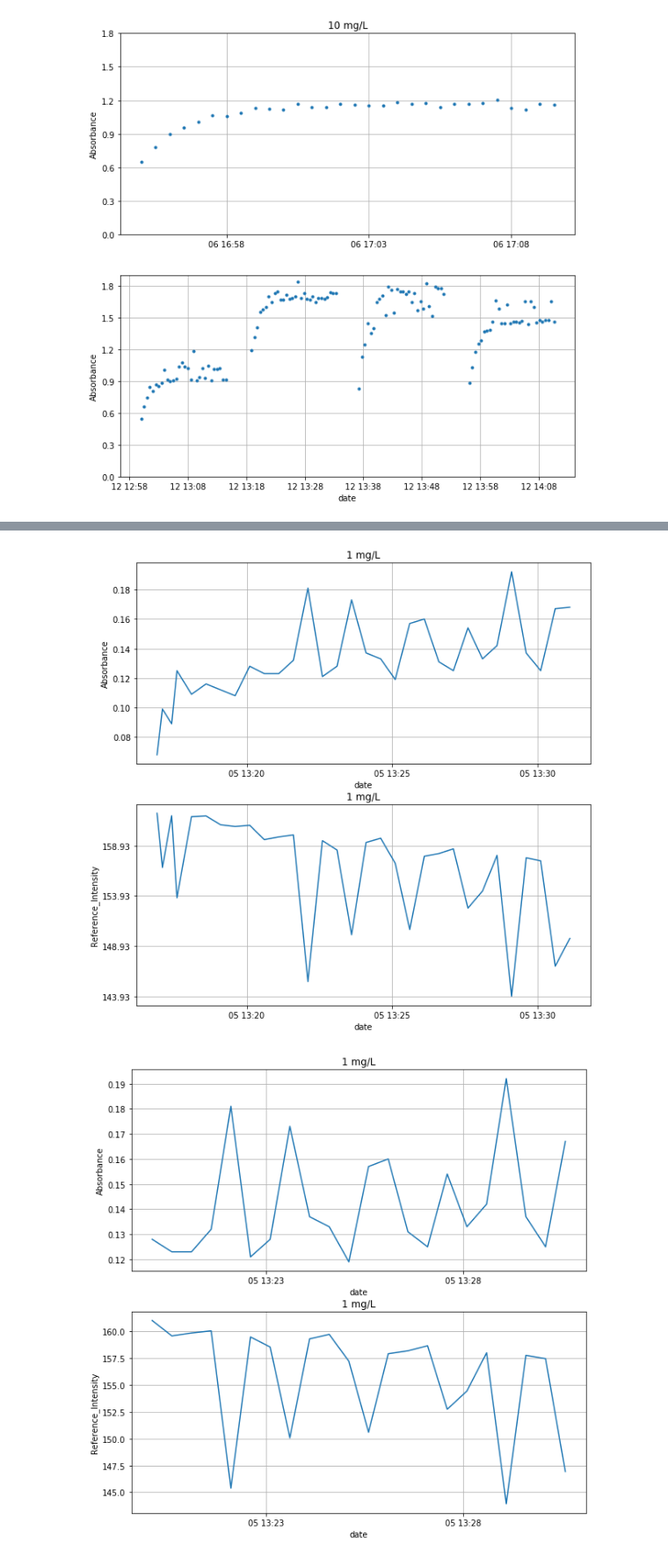
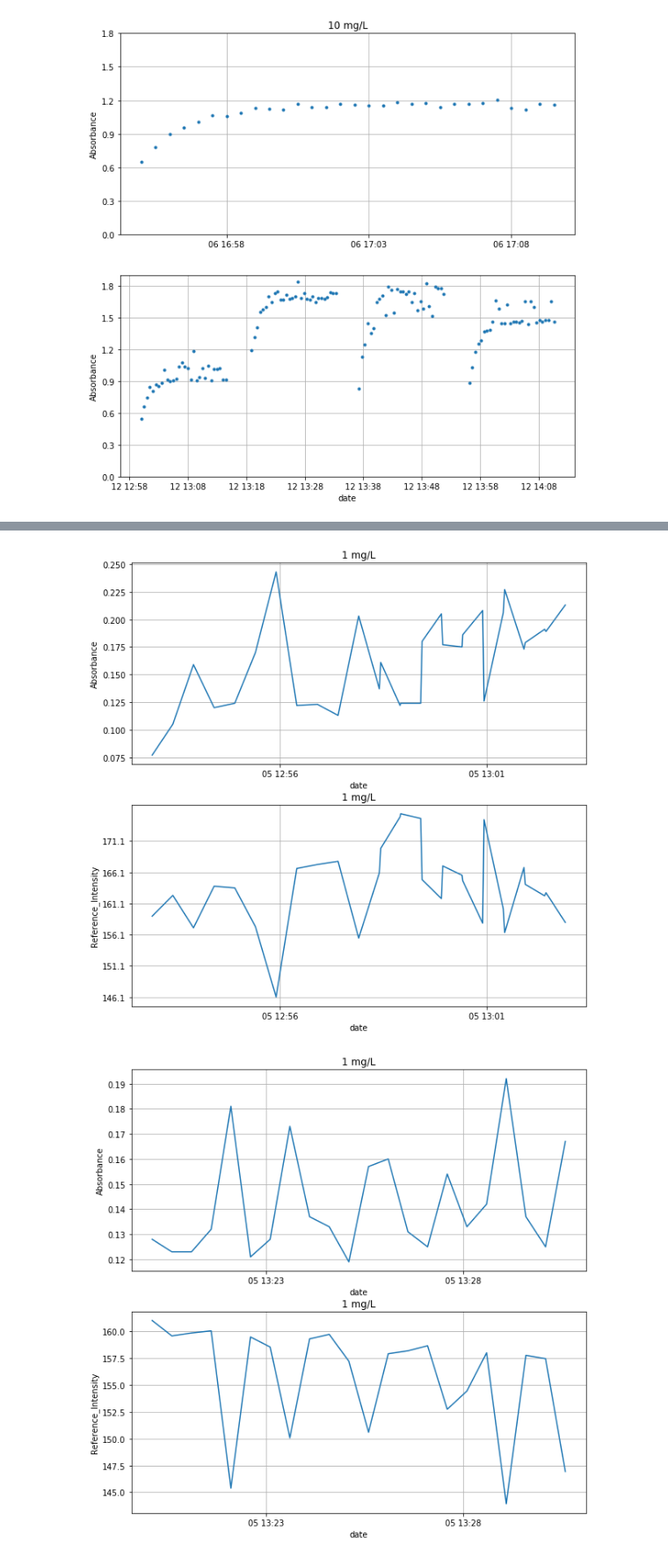
Before and after one commit to BanafshehKhaki/EOS_img, a Jupyter notebook: analyse.ipynb, the cells around one changed output, grey strips where cells are left out. Shown at 88% size. Cells and saved outputs as stored; diff of their text form; code cells hidden in the pictures.

```diff
--- a/analyse.ipynb
+++ b/analyse.ipynb
@@ -201,35 +281,35 @@ plt.xticks(np.arange(x.min(), x.max(), 1))
 # %%
 # Checking Intesnity vs Absorbance changes
 
-test = pd.read_csv("results_1mgrun1.csv.csv")
+test = pd.read_csv("results_1mgrun1.csv")
 
 test['date'] = pd.to_datetime(test['time'])
 test = test.sort_values('date')
 fig = plt.figure(figsize=(10,10))
 
 x = test['date']
 
 y = test['Absorbance']
 ax4 = fig.add_subplot(211)
 ax4.plot(x, y, '-')
 ax4.set_xlabel("date")
 ax4.set_ylabel("Absorbance")
 ax4.set_title("1 mg/L")
 ax4.grid()
 # plt.yticks(np.arange(0,1, 0.1))
 
 
 y = test['Reference_Intensity']
 ax4 = fig.add_subplot(212)
 ax4.plot(x, y, '-')
 ax4.set_xlabel("date")
 ax4.set_ylabel("Reference_Intensity")
 ax4.set_title("1 mg/L")
 plt.yticks(np.arange(y.min(), y.max(), 5))
 
 ax4.grid()
 # %% [output]
-[figure, old version]
+[figure, new version]
 # %%
 # ########################################
 # Slicing the time for 4-15 minutes data
```
Also changed, not shown: parts of 8 cells of this notebook.
